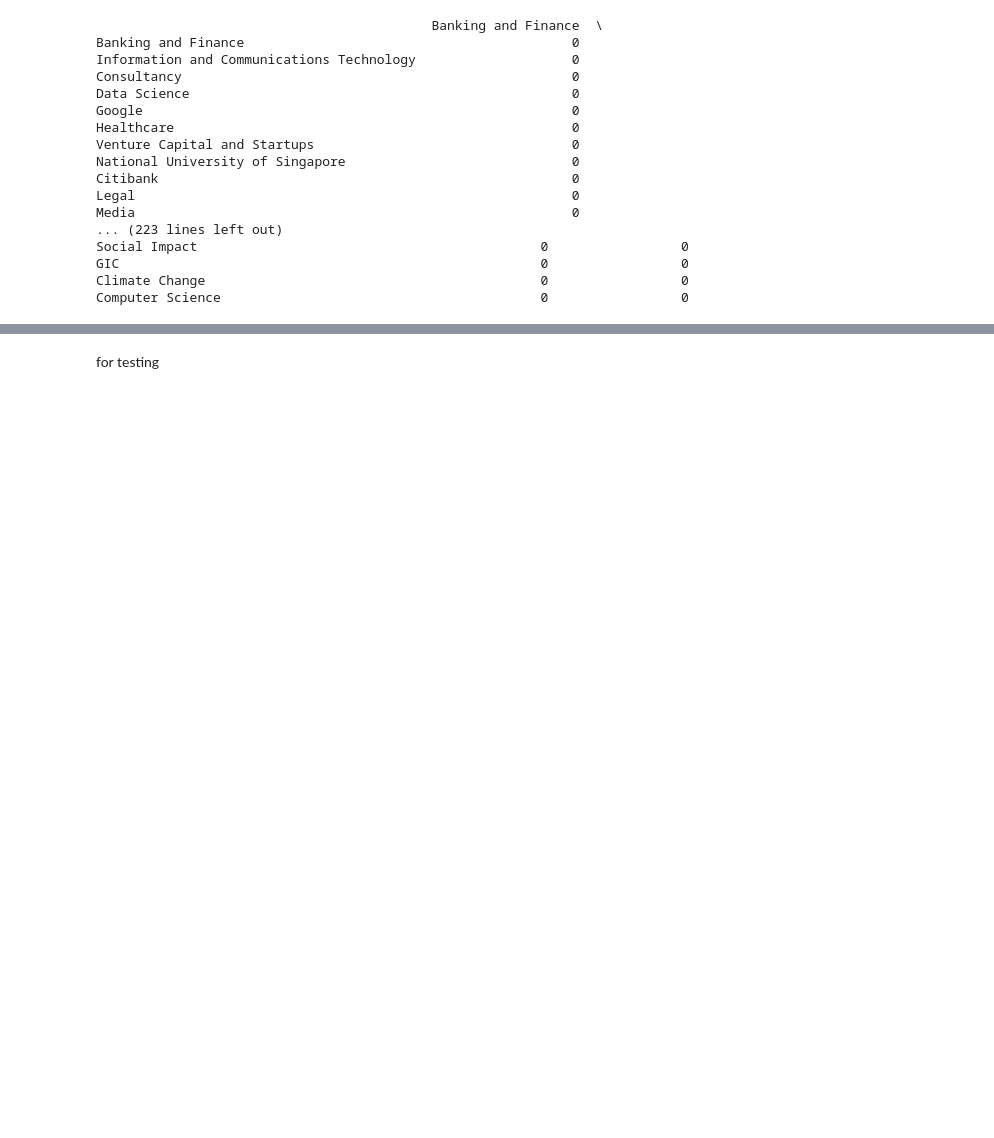
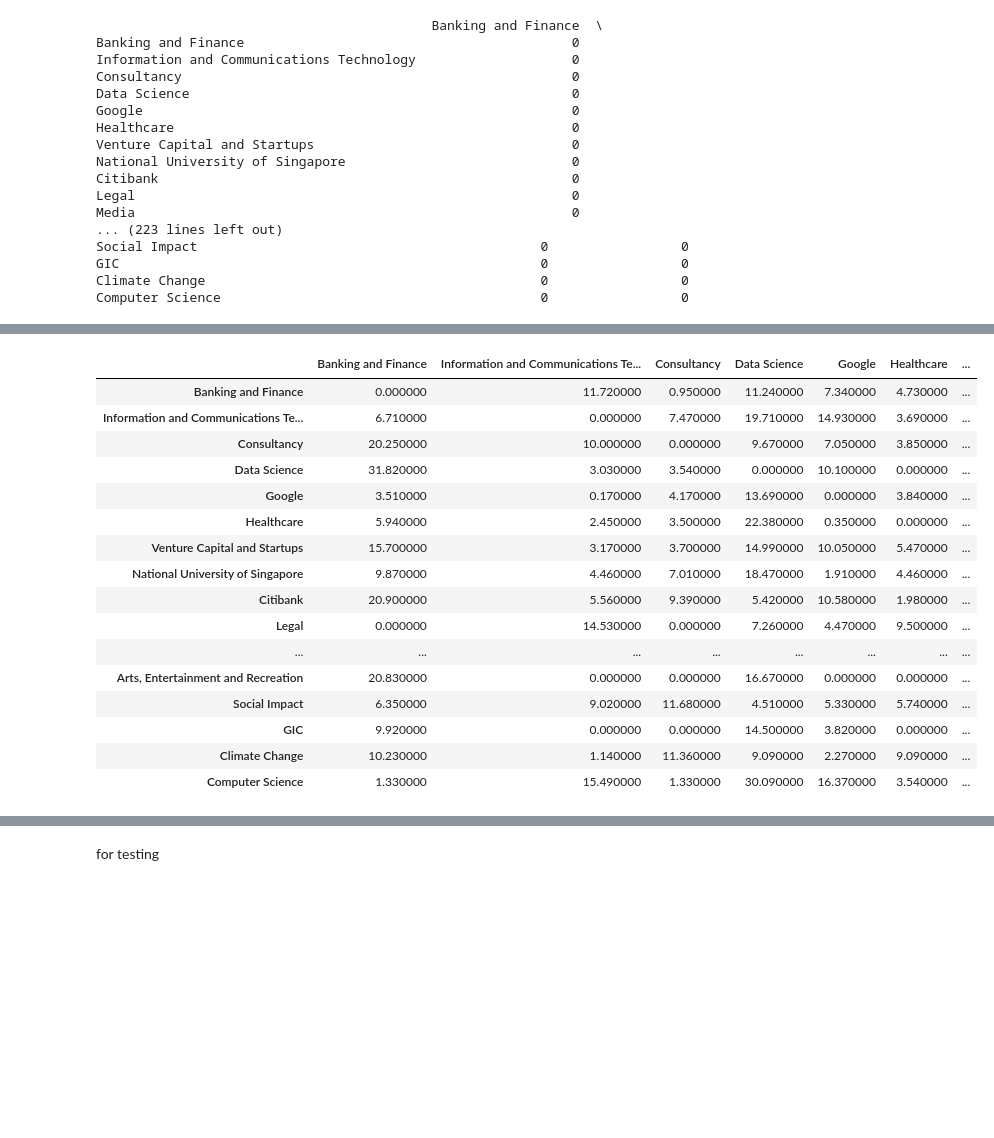
Before and after one commit to AdvisorySG/mentorship-da, a Jupyter notebook: howard's advisory stuff/exported_csv/analysis of the sql data.ipynb, the cells around one changed output, grey strips where cells are left out. Drawn from its saved outputs; the diff is of its cells as text; code cells hidden in the pictures; blank space fills up the shorter version.

```diff
--- a/howard's advisory stuff/exported_csv/analysis of the sql data.ipynb
+++ b/howard's advisory stuff/exported_csv/analysis of the sql data.ipynb
@@ -102,0 +105,25 @@ table.style
+# %%
+#making into percentages by row
+
+table['sum'] = table.sum(axis = 1)
+percentage_table = table.copy()
+percentage_table.iloc[:,:-1] = (percentage_table.iloc[:,:-1] * 100 / percentage_table.loc[:,'sum'].to_numpy()[:, None]).round(2)
+percentage_table.style
+# %% [output]
+|  | Banking and Finance | Information and Communications Te... | Consultancy | Data Science | Google | Healthcare | ... |
+| Banking and Finance | 0.000000 | 11.720000 | 0.950000 | 11.240000 | 7.340000 | 4.730000 | ... |
+| Information and Communications Te... | 6.710000 | 0.000000 | 7.470000 | 19.710000 | 14.930000 | 3.690000 | ... |
+| Consultancy | 20.250000 | 10.000000 | 0.000000 | 9.670000 | 7.050000 | 3.850000 | ... |
+| Data Science | 31.820000 | 3.030000 | 3.540000 | 0.000000 | 10.100000 | 0.000000 | ... |
+| Google | 3.510000 | 0.170000 | 4.170000 | 13.690000 | 0.000000 | 3.840000 | ... |
+| Healthcare | 5.940000 | 2.450000 | 3.500000 | 22.380000 | 0.350000 | 0.000000 | ... |
+| Venture Capital and Startups | 15.700000 | 3.170000 | 3.700000 | 14.990000 | 10.050000 | 5.470000 | ... |
+| National University of Singapore | 9.870000 | 4.460000 | 7.010000 | 18.470000 | 1.910000 | 4.460000 | ... |
+| Citibank | 20.900000 | 5.560000 | 9.390000 | 5.420000 | 10.580000 | 1.980000 | ... |
+| Legal | 0.000000 | 14.530000 | 0.000000 | 7.260000 | 4.470000 | 9.500000 | ... |
+| ... | ... | ... | ... | ... | ... | ... | ... |
+| Arts, Entertainment and Recreation | 20.830000 | 0.000000 | 0.000000 | 16.670000 | 0.000000 | 0.000000 | ... |
+| Social Impact | 6.350000 | 9.020000 | 11.680000 | 4.510000 | 5.330000 | 5.740000 | ... |
+| GIC | 9.920000 | 0.000000 | 0.000000 | 14.500000 | 3.820000 | 0.000000 | ... |
+| Climate Change | 10.230000 | 1.140000 | 11.360000 | 9.090000 | 2.270000 | 9.090000 | ... |
+| Computer Science | 1.330000 | 15.490000 | 1.330000 | 30.090000 | 16.370000 | 3.540000 | ... |
```
Also changed, not shown: parts of 5 cells of this notebook.
